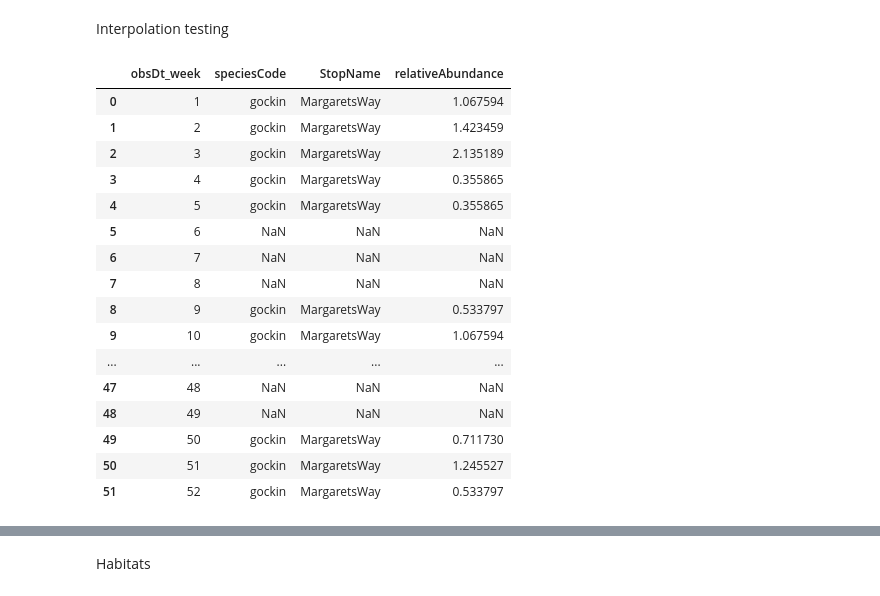
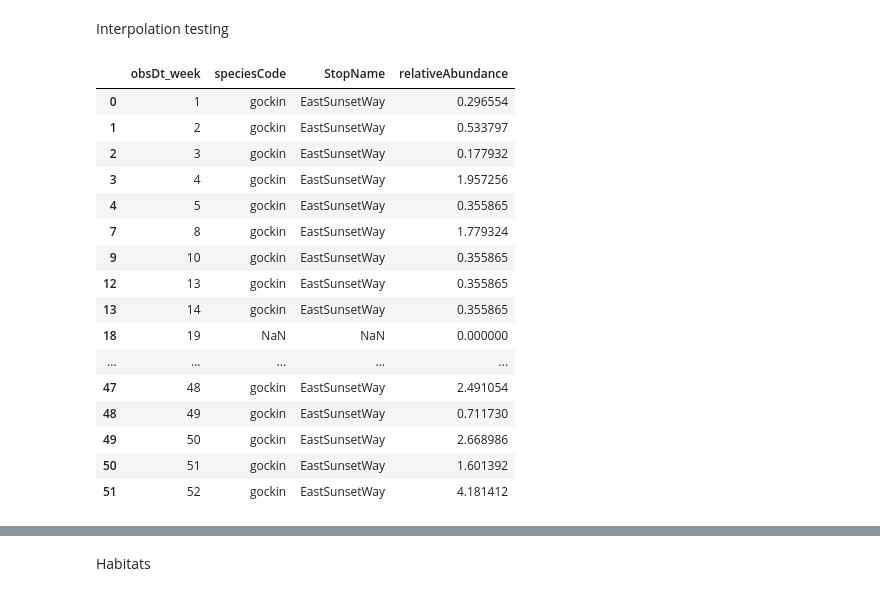
Before and after one commit to Tanag3r/trailheadDirect_birds, a Jupyter notebook: neuralSetup_analysis.ipynb, the cells around one changed output, grey strips where cells are left out. Drawn from its saved outputs; the diff is of its cells as text; code cells hidden in the pictures.

```diff
--- a/neuralSetup_analysis.ipynb
+++ b/neuralSetup_analysis.ipynb
@@ -132,28 +132,31 @@ Interpolation testing
 # %%
 gocks = wklyAbd_selectSpecies(cnx=connectDB(),speciesList=['gockin'])
 # %%
-gocksWeek = gocks[gocks['StopName']=='MargaretsWay']
+gocksWeek = gocks[gocks['StopName']=='EastSunsetWay']
 allweek = pd.DataFrame({'obsDt_week':range(1,53)})
 gocksWeek = pd.merge(left=allweek,left_on='obsDt_week',right=gocksWeek,right_on='obsDt_week',how='left')
 #mask
-gocksWeek['relativeAbundance'] = gocksWeek['relativeAbundance'].interpolate
+gocksWeek['mask'] = gocksWeek['relativeAbundance'].interpolate(method='ffill',limit=4,limit_direction='forward')
+gocksWeek['mask'] = gocksWeek['mask'].interpolate(method='bfill',limit=2,limit_direction='backward')
+gocksWeek.loc[gocksWeek['mask'].isna() == True,'relativeAbundance'] = 0
+gocksWeek = gocksWeek[gocksWeek['relativeAbundance'].notna()].drop(columns=['mask'])
 gocksWeek
 # %% [output]
 |  | obsDt_week | speciesCode | StopName | relativeAbundance |
-| 0 | 1 | gockin | MargaretsWay | 1.067594 |
-| 1 | 2 | gockin | MargaretsWay | 1.423459 |
-| 2 | 3 | gockin | MargaretsWay | 2.135189 |
-| 3 | 4 | gockin | MargaretsWay | 0.355865 |
-| 4 | 5 | gockin | MargaretsWay | 0.355865 |
-| 5 | 6 | NaN | NaN | NaN |
-| 6 | 7 | NaN | NaN | NaN |
-| 7 | 8 | NaN | NaN | NaN |
-| 8 | 9 | gockin | MargaretsWay | 0.533797 |
-| 9 | 10 | gockin | MargaretsWay | 1.067594 |
+| 0 | 1 | gockin | EastSunsetWay | 0.296554 |
+| 1 | 2 | gockin | EastSunsetWay | 0.533797 |
+| 2 | 3 | gockin | EastSunsetWay | 0.177932 |
+| 3 | 4 | gockin | EastSunsetWay | 1.957256 |
+| 4 | 5 | gockin | EastSunsetWay | 0.355865 |
+| 7 | 8 | gockin | EastSunsetWay | 1.779324 |
+| 9 | 10 | gockin | EastSunsetWay | 0.355865 |
+| 12 | 13 | gockin | EastSunsetWay | 0.355865 |
+| 13 | 14 | gockin | EastSunsetWay | 0.355865 |
+| 18 | 19 | NaN | NaN | 0.000000 |
 | ... | ... | ... | ... | ... |
-| 47 | 48 | NaN | NaN | NaN |
-| 48 | 49 | NaN | NaN | NaN |
-| 49 | 50 | gockin | MargaretsWay | 0.711730 |
-| 50 | 51 | gockin | MargaretsWay | 1.245527 |
-| 51 | 52 | gockin | MargaretsWay | 0.533797 |
+| 47 | 48 | gockin | EastSunsetWay | 2.491054 |
+| 48 | 49 | gockin | EastSunsetWay | 0.711730 |
+| 49 | 50 | gockin | EastSunsetWay | 2.668986 |
+| 50 | 51 | gockin | EastSunsetWay | 1.601392 |
+| 51 | 52 | gockin | EastSunsetWay | 4.181412 |
 # %%
```
Also changed, not shown: parts of 5 cells of this notebook.
